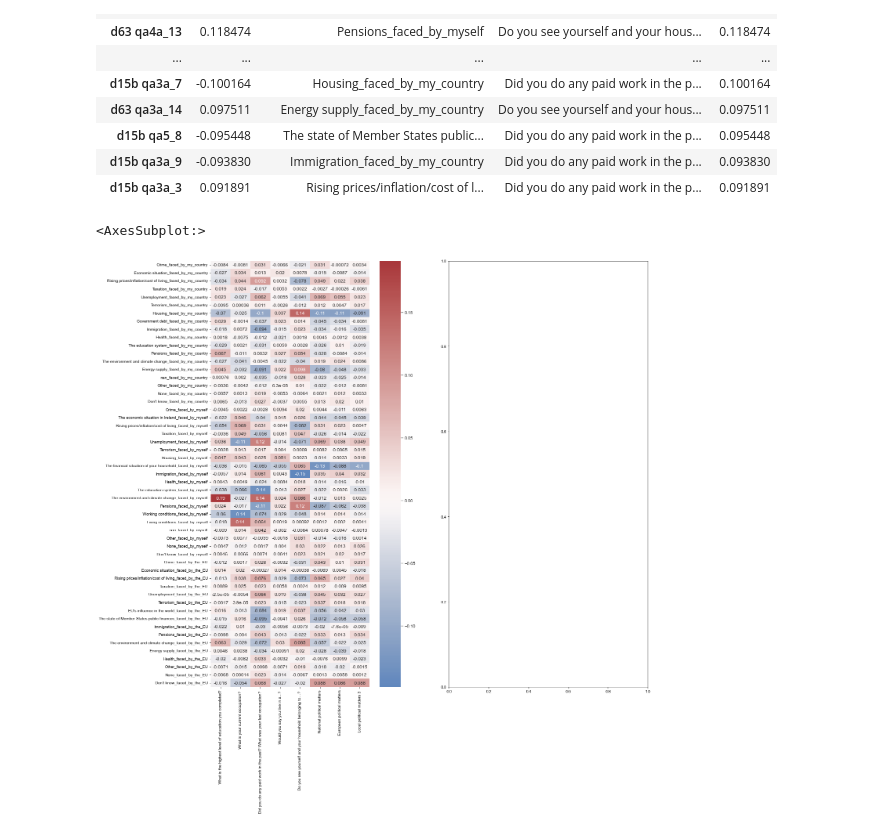
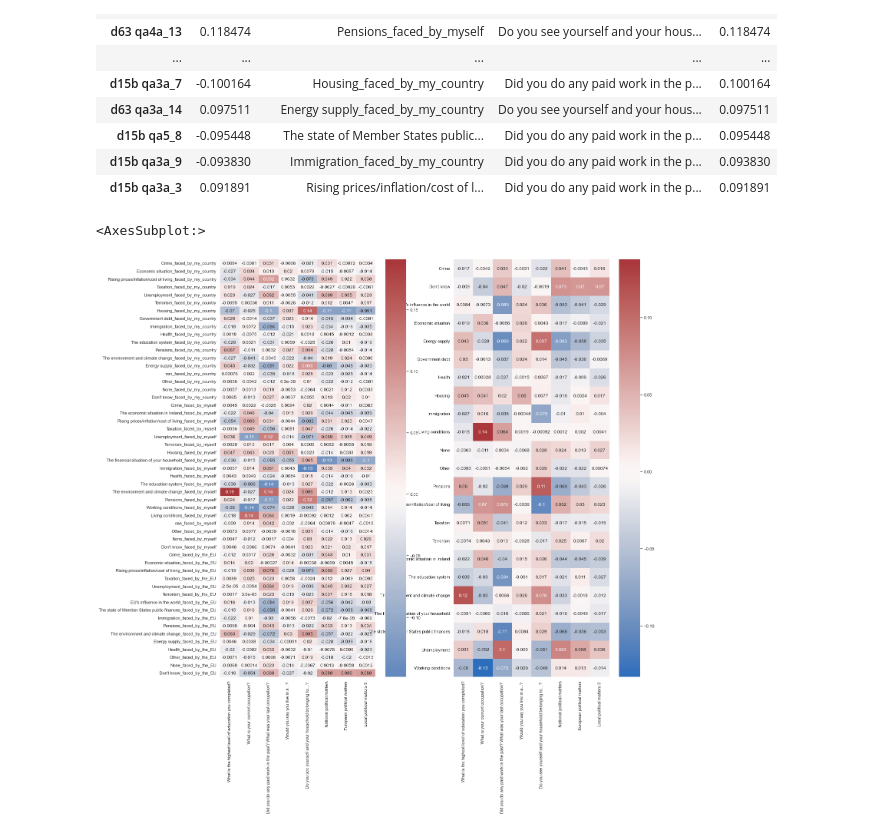
Before and after one commit to FabioGreenwood/Statistical-Learning_Exercise-1_Trust-within-the-EU, a Jupyter notebook: apiopi_implimentation.ipynb, the cells around one changed output. Cells and saved outputs as stored; diff of their text form; code cells hidden in the pictures.

```diff
--- a/apiopi_implimentation.ipynb
+++ b/apiopi_implimentation.ipynb
@@ -111,12 +112,11 @@ Data Prep 2
 
 Responses to survey 2 are grouped according to responce type
 # %%
-import copy
-
 issue_labelling_flat_list = [item for sublist in issue_labelling_nested_list for item in sublist["text"]]
 issue_labelling_flat_list_unique = np.unique(issue_labelling_flat_list).tolist()
 issue_labelling_list_unique_df = pd.DataFrame(issue_labelling_flat_list_unique, columns=["issue"])
 blank_cols_vector = []
+
 for row_col in range(len(issue_labelling_list_unique_df)):
     blank_cols_vector = blank_cols_vector + [[]]
 
@@ -145,16 +145,27 @@ apriori_grouped_df = []
 
 for entry in study_df.index:
     new_entry = dict()
+    for demo_col in demographic_col_names:
+        new_entry[demo_col] = general_df_standised[demo_col][entry]
     for name, issue_cols in zip(issue_labelling_list_unique_df.axes[0], issue_labelling_list_unique_df["columns"]):
         if sum([study_dict[col][entry] for col in issue_cols]) >= 1:
-            new_entry[name] = True
+            new_entry[name] = 1
         else:
-            new_entry[name] = False
+            new_entry[name] = 0
     #new_entry = pd.DataFrame(data=new_entry, index=[name])
     #apriori_grouped_df = pd.concat([apriori_grouped_df, new_entry], axis=0)
     apriori_grouped_df = apriori_grouped_df + [new_entry]
 
 apriori_grouped_df = pd.DataFrame(data=apriori_grouped_df)
+
+
+"""(Grouped) Correlation study"""
+"""The mathematics of this standarisation has been manually checked in excel"""
+grouped_df_standised = copy.deepcopy(apriori_grouped_df)
+grouped_df_standised = (grouped_df_standised-grouped_df_standised.mean()) / grouped_df_standised.std()
+grouped_corr_df_corr = grouped_df_standised.corr()
+grouped_corr_df_corr = grouped_corr_df_corr[demographic_col_names]
+grouped_corr_df_corr.drop(demographic_col_names + ["nan"], axis=0, inplace=True)
 # %% [markdown]
 Data Translation & Other Methods
 # %%
@@ -369,18 +380,22 @@ df_flattened_corr.head(20)
 # %%
 import matplotlib.gridspec as gridspec
 
 
 
 fig, (ax1, ax2) = plt.subplots(1, 2)
 fig.set_figwidth(20)
 fig.set_figheight(20)
 
+
 text_temp           = np.concatenate((issue_labelling_nested_list[0]["text_suffix"].values, issue_labelling_nested_list[1]["text_suffix"].values, issue_labelling_nested_list[2]["text_suffix"].values))#
 
 demographic_temp    = df_demographics["text"].values
 
-sns.set(rc={'figure.figsize':(11.7,15.27)})
+sns.set(rc={'figure.figsize':(15.7,15.27), 'axes.grid': False})
+#ax1.rcParams['axes.grid'] = False
 sns.heatmap(general_corr_df_corr, cmap="vlag", annot=True, center=0.00, ax=ax1, xticklabels=demographic_temp, yticklabels=text_temp)
+sns.set(rc={'figure.figsize':(15.7,15.27), 'axes.grid': False})
+sns.heatmap(grouped_corr_df_corr, cmap="vlag", annot=True, center=0.00, ax=ax2, xticklabels=demographic_temp, yticklabels=grouped_corr_df_corr.axes[0])
 # %% [output]
 <AxesSubplot:>
-[figure, old version]
+[figure, new version]
```
Also changed, not shown: parts of 2 cells of this notebook.
